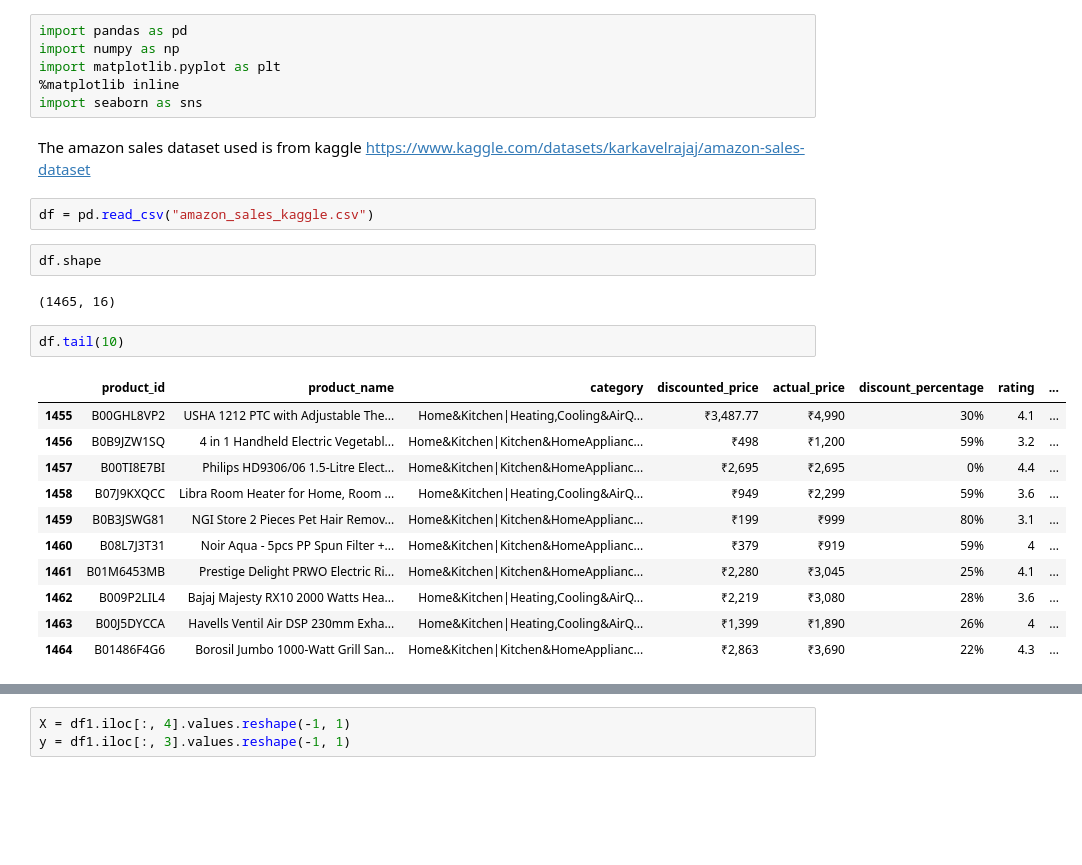
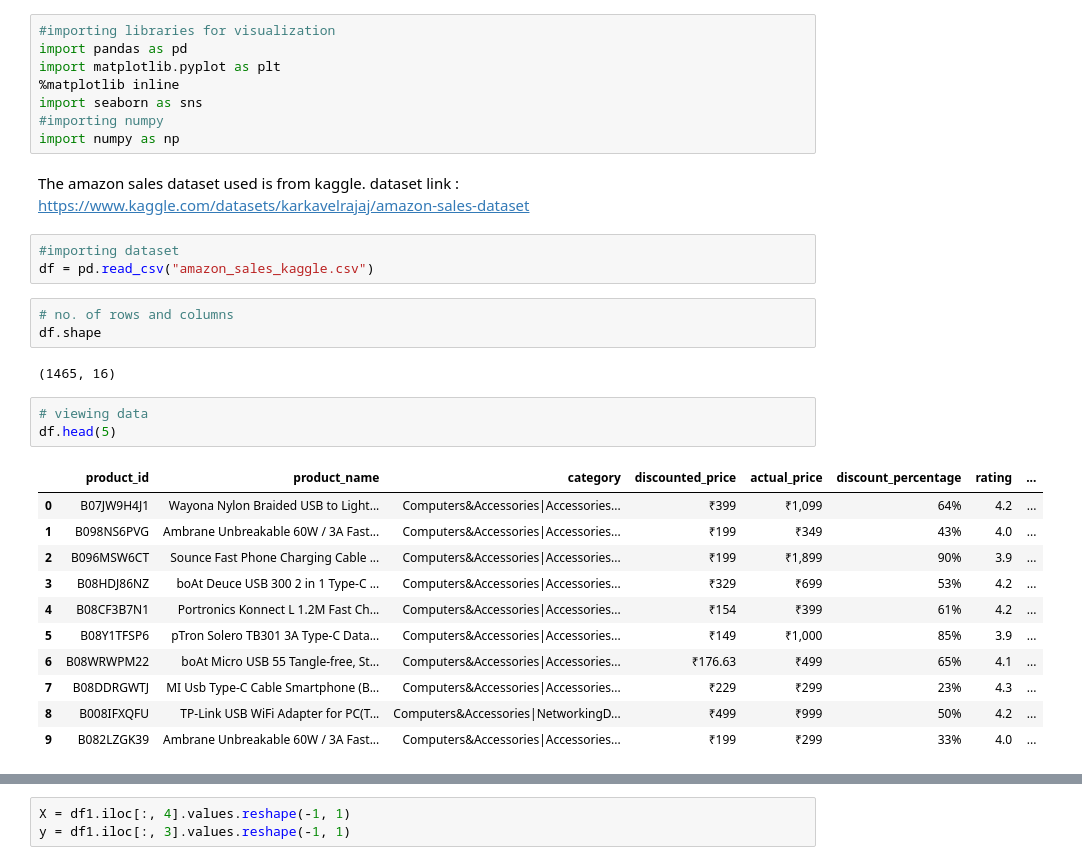
Before and after one commit to hritikadev/analytics-project, a Jupyter notebook: amazon_sales.ipynb, the cells around one changed output, grey strips where cells are left out. Saved outputs shown, nothing was run; the diff lists cells and outputs as text; blank space fills up the shorter version.

```diff
--- a/amazon_sales.ipynb
+++ b/amazon_sales.ipynb
@@ -1,29 +1,34 @@
 # %%
+#importing libraries for visualization
 import pandas as pd
-import numpy as np
 import matplotlib.pyplot as plt
 %matplotlib inline
 import seaborn as sns
+#importing numpy
+import numpy as np
 # %% [markdown]
-The amazon sales dataset used is from kaggle
-https://www.kaggle.com/datasets/karkavelrajaj/amazon-sales-dataset
+The amazon sales dataset used is from kaggle.
+dataset link : https://www.kaggle.com/datasets/karkavelrajaj/amazon-sales-dataset
-# %%
-df = pd.read_csv("amazon_sales_kaggle.csv")
+# %%
+#importing dataset
+df = pd.read_csv("amazon_sales_kaggle.csv")
 # %%
+# no. of rows and columns
 df.shape
 # %% [output]
 (1465, 16)
 # %%
-df.tail(10)
+# viewing data
+df.head(5)
 # %% [output]
 |  | product_id | product_name | category | discounted_price | actual_price | discount_percentage | rating | ... |
-| 1455 | B00GHL8VP2 | USHA 1212 PTC with Adjustable The... | Home&Kitchen|Heating,Cooling&AirQ... | ₹3,487.77 | ₹4,990 | 30% | 4.1 | ... |
-| 1456 | B0B9JZW1SQ | 4 in 1 Handheld Electric Vegetabl... | Home&Kitchen|Kitchen&HomeApplianc... | ₹498 | ₹1,200 | 59% | 3.2 | ... |
-| 1457 | B00TI8E7BI | Philips HD9306/06 1.5-Litre Elect... | Home&Kitchen|Kitchen&HomeApplianc... | ₹2,695 | ₹2,695 | 0% | 4.4 | ... |
-| 1458 | B07J9KXQCC | Libra Room Heater for Home, Room ... | Home&Kitchen|Heating,Cooling&AirQ... | ₹949 | ₹2,299 | 59% | 3.6 | ... |
-| 1459 | B0B3JSWG81 | NGI Store 2 Pieces Pet Hair Remov... | Home&Kitchen|Kitchen&HomeApplianc... | ₹199 | ₹999 | 80% | 3.1 | ... |
-| 1460 | B08L7J3T31 | Noir Aqua - 5pcs PP Spun Filter +... | Home&Kitchen|Kitchen&HomeApplianc... | ₹379 | ₹919 | 59% | 4 | ... |
-| 1461 | B01M6453MB | Prestige Delight PRWO Electric Ri... | Home&Kitchen|Kitchen&HomeApplianc... | ₹2,280 | ₹3,045 | 25% | 4.1 | ... |
-| 1462 | B009P2LIL4 | Bajaj Majesty RX10 2000 Watts Hea... | Home&Kitchen|Heating,Cooling&AirQ... | ₹2,219 | ₹3,080 | 28% | 3.6 | ... |
-| 1463 | B00J5DYCCA | Havells Ventil Air DSP 230mm Exha... | Home&Kitchen|Heating,Cooling&AirQ... | ₹1,399 | ₹1,890 | 26% | 4 | ... |
-| 1464 | B01486F4G6 | Borosil Jumbo 1000-Watt Grill San... | Home&Kitchen|Kitchen&HomeApplianc... | ₹2,863 | ₹3,690 | 22% | 4.3 | ... |
+| 0 | B07JW9H4J1 | Wayona Nylon Braided USB to Light... | Computers&Accessories|Accessories... | ₹399 | ₹1,099 | 64% | 4.2 | ... |
+| 1 | B098NS6PVG | Ambrane Unbreakable 60W / 3A Fast... | Computers&Accessories|Accessories... | ₹199 | ₹349 | 43% | 4.0 | ... |
+| 2 | B096MSW6CT | Sounce Fast Phone Charging Cable ... | Computers&Accessories|Accessories... | ₹199 | ₹1,899 | 90% | 3.9 | ... |
+| 3 | B08HDJ86NZ | boAt Deuce USB 300 2 in 1 Type-C ... | Computers&Accessories|Accessories... | ₹329 | ₹699 | 53% | 4.2 | ... |
+| 4 | B08CF3B7N1 | Portronics Konnect L 1.2M Fast Ch... | Computers&Accessories|Accessories... | ₹154 | ₹399 | 61% | 4.2 | ... |
+| 5 | B08Y1TFSP6 | pTron Solero TB301 3A Type-C Data... | Computers&Accessories|Accessories... | ₹149 | ₹1,000 | 85% | 3.9 | ... |
+| 6 | B08WRWPM22 | boAt Micro USB 55 Tangle-free, St... | Computers&Accessories|Accessories... | ₹176.63 | ₹499 | 65% | 4.1 | ... |
+| 7 | B08DDRGWTJ | MI Usb Type-C Cable Smartphone (B... | Computers&Accessories|Accessories... | ₹229 | ₹299 | 23% | 4.3 | ... |
+| 8 | B008IFXQFU | TP-Link USB WiFi Adapter for PC(T... | Computers&Accessories|NetworkingD... | ₹499 | ₹999 | 50% | 4.2 | ... |
+| 9 | B082LZGK39 | Ambrane Unbreakable 60W / 3A Fast... | Computers&Accessories|Accessories... | ₹199 | ₹299 | 33% | 4.0 | ... |
```
Also changed, not shown: parts of 47 cells of this notebook.
